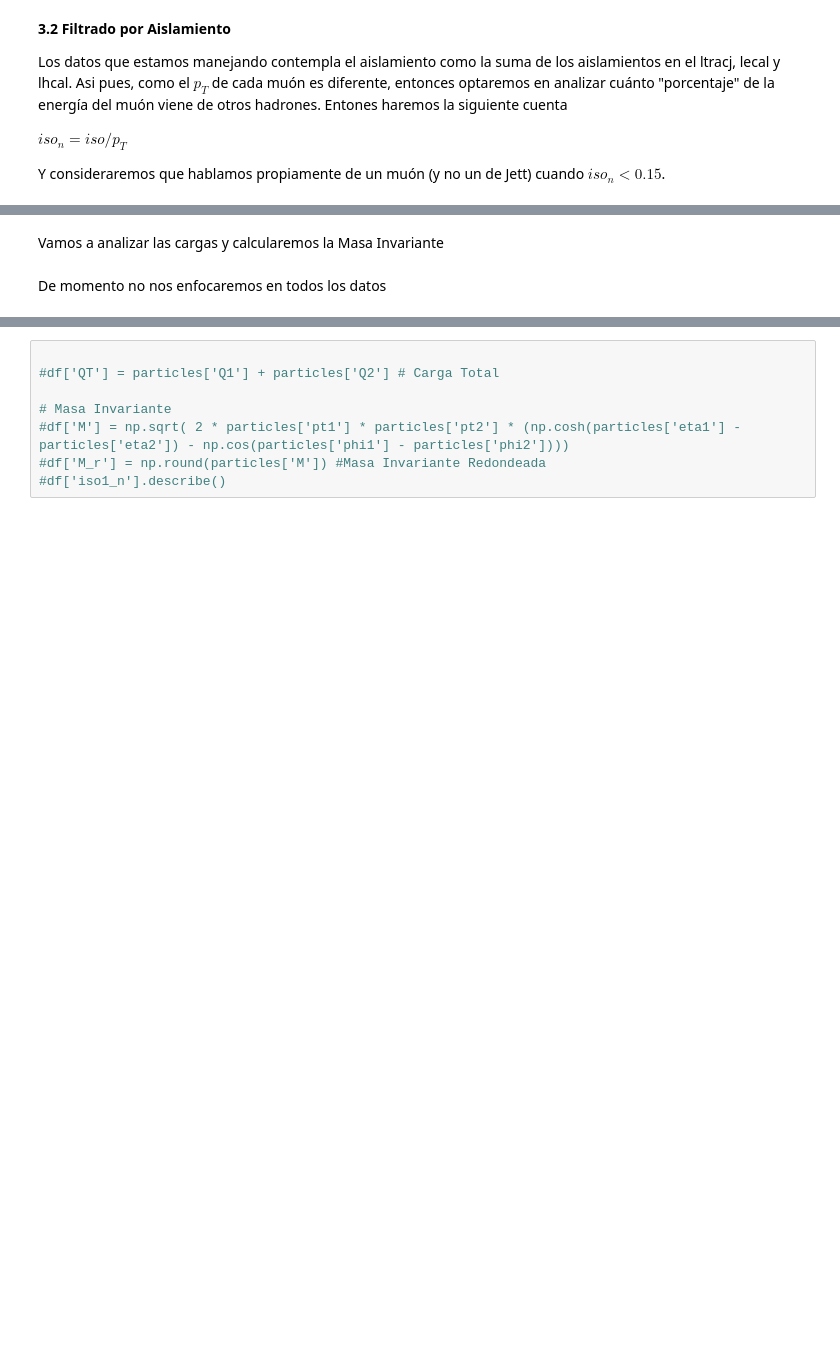
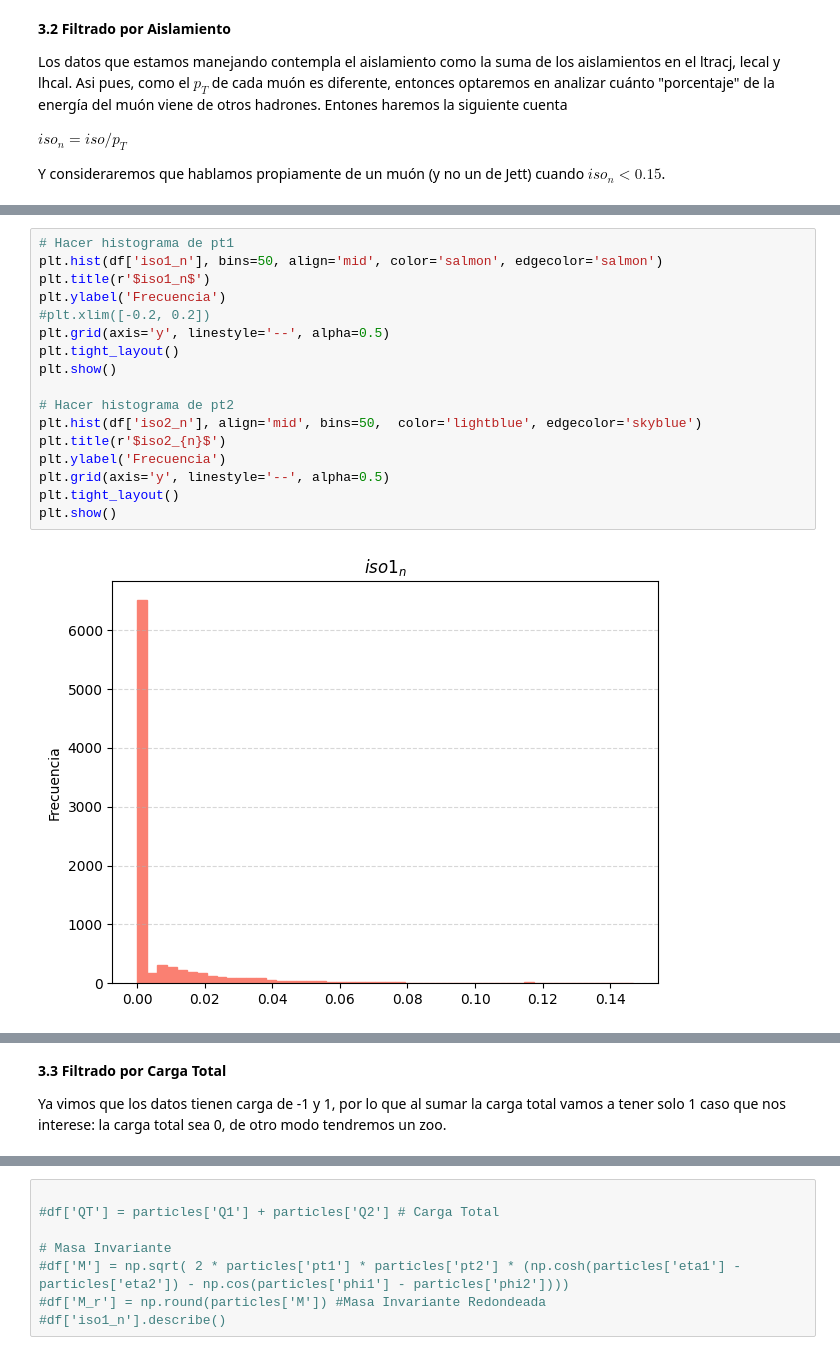
Before and after one commit to ProgramasParaFisicaDeParticulas/lecturadedatosabiertoscmszmumu-Carrazko, a Jupyter notebook: CMSOpenDataZtoMuMu.ipynb, the cells around one changed output, grey strips where cells are left out. Drawn from its saved outputs; the diff is of its cells as text; blank space fills up the shorter version.

```diff
--- a/CMSOpenDataZtoMuMu.ipynb
+++ b/CMSOpenDataZtoMuMu.ipynb
@@ -311,4 +319,19 @@ See the caveats in the documentation: https://pandas.pydata.org/pandas-docs/stab
-# %% [markdown]
-Vamos a analizar las cargas y calcularemos la Masa Invariante
-# %% [markdown]
-De momento no nos enfocaremos en todos los datos
+# %%
+# Hacer histograma de pt1
+plt.hist(df['iso1_n'], bins=50, align='mid', color='salmon', edgecolor='salmon')
+plt.title(r'$iso1_n$')
+plt.ylabel('Frecuencia')
+#plt.xlim([-0.2, 0.2])
+plt.grid(axis='y', linestyle='--', alpha=0.5)
+plt.tight_layout()
+plt.show()
+
+# Hacer histograma de pt2
+plt.hist(df['iso2_n'], align='mid', bins=50,  color='lightblue', edgecolor='skyblue')
+plt.title(r'$iso2_{n}$')
+plt.ylabel('Frecuencia')
+plt.grid(axis='y', linestyle='--', alpha=0.5)
+plt.tight_layout()
+plt.show()
+# %% [output]
+[figure, added]
@@ -314,0 +339,4 @@ De momento no nos enfocaremos en todos los datos
+# %% [markdown]
+**3.3 Filtrado por Carga Total**
+
+Ya vimos que los datos tienen carga de -1 y 1, por lo que al sumar la carga total vamos a tener solo 1 caso que nos interese: la carga total sea 0, de otro modo tendremos un zoo.
```
Also changed, not shown: parts of 9 cells of this notebook.
